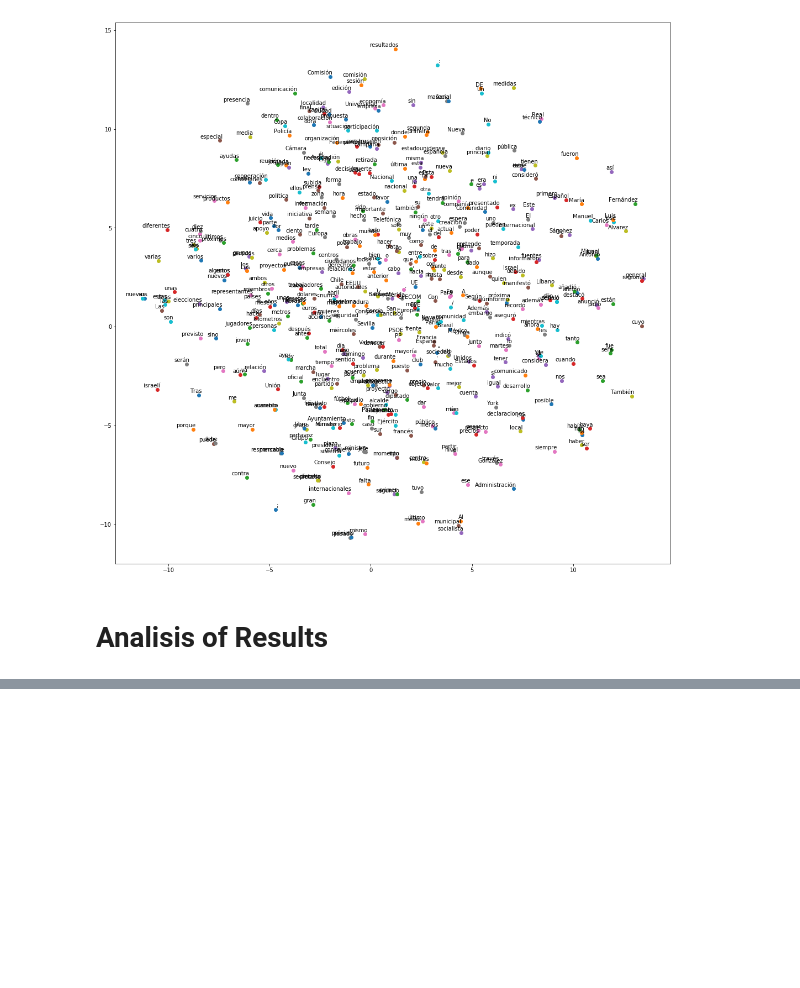
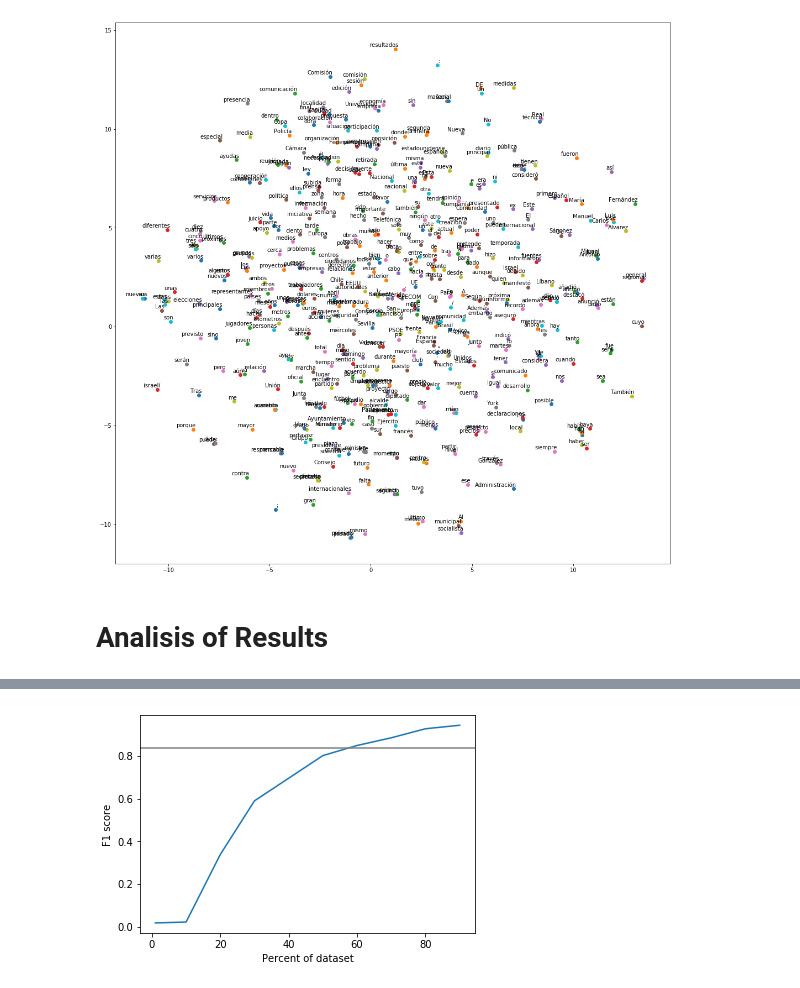
Before and after one commit to bastiancy/mlnd-capstone, a Jupyter notebook: data_analisys.ipynb, the cells around one changed output, grey strips where cells are left out. Drawn from its saved outputs; the diff is of its cells as text; code cells hidden in the pictures; blank space fills up the shorter version.

```diff
--- a/data_analisys.ipynb
+++ b/data_analisys.ipynb
@@ -478,0 +540,10 @@ plt.show()
+# %%
+
+plt.plot(x, data['f1']['lc_train'])
+plt.axhline(y=0.84, color='grey', linestyle='-')
+plt.xlabel('Percent of dataset')
+plt.ylabel('F1 score')
+
+plt.show()
+# %% [output]
+[figure, added]
```
Also changed, not shown: parts of 6 cells of this notebook, 9 other files.
